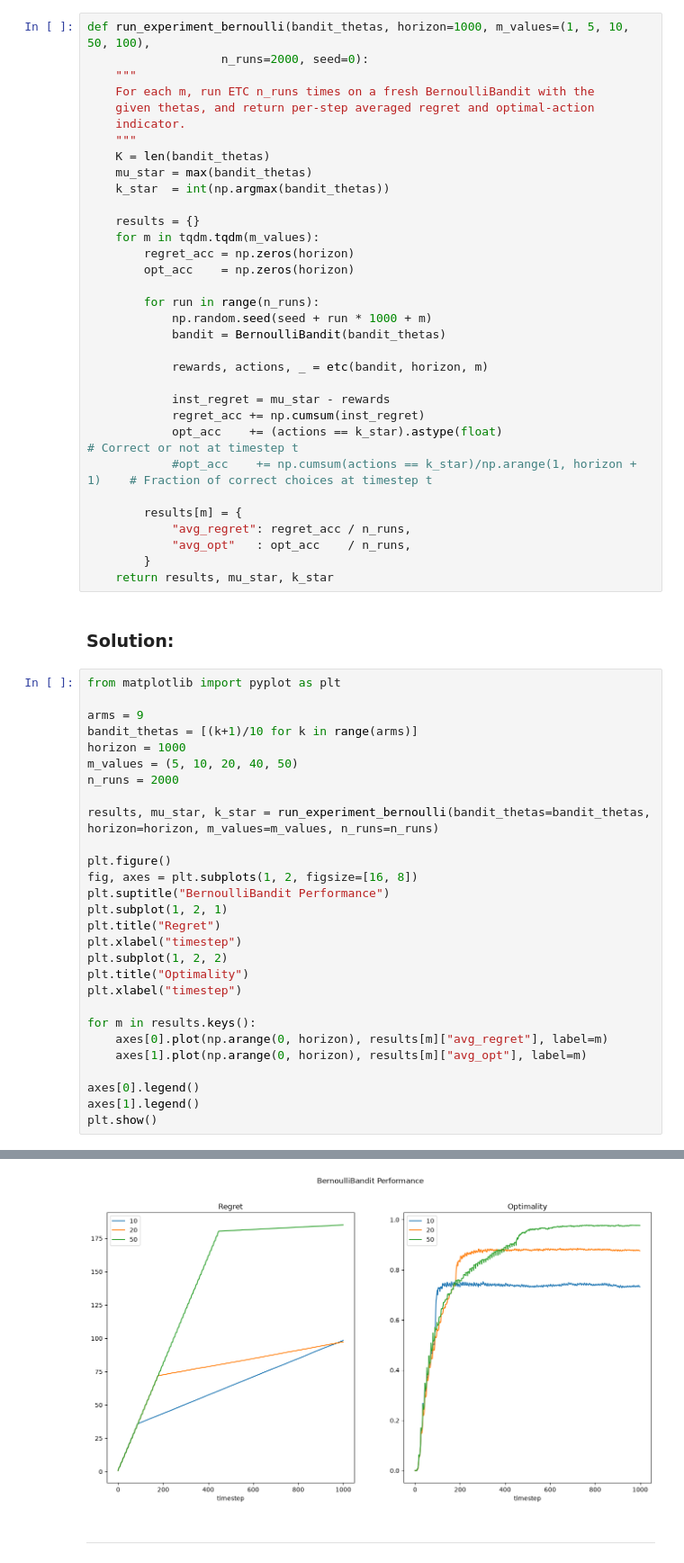
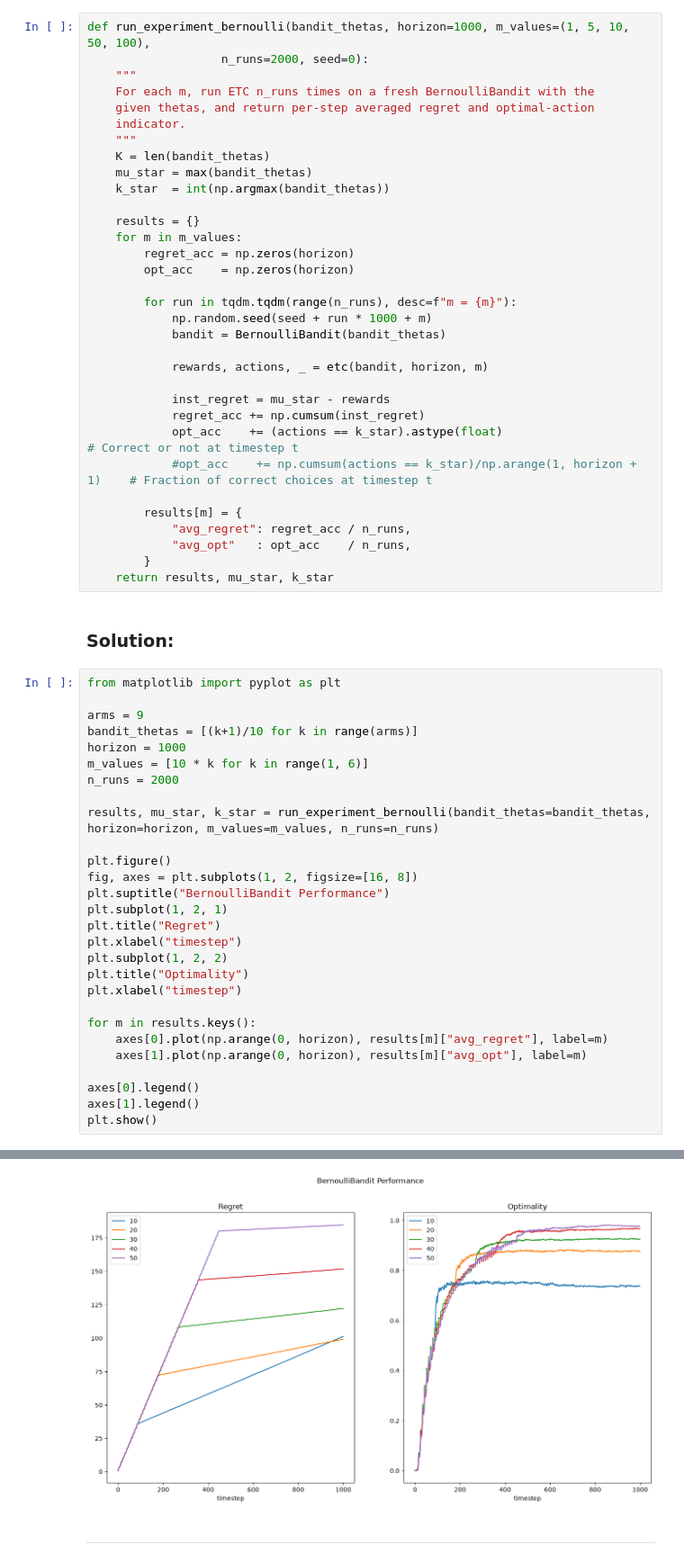
Before and after one commit to kallefrisk/Schoolwork, a Jupyter notebook: Python/ReinforcementLearning/4ma903_lab1.ipynb, the cells around one changed output, grey strips where cells are left out. Shown at 90% size. Saved outputs shown, nothing was run; the diff lists cells and outputs as text.

```diff
--- a/Python/ReinforcementLearning/4ma903_lab1.ipynb
+++ b/Python/ReinforcementLearning/4ma903_lab1.ipynb
@@ -152,11 +152,11 @@ def run_experiment_bernoulli(bandit_thetas, horizon=1000, m_values=(1, 5, 10, 50
     k_star  = int(np.argmax(bandit_thetas))
 
     results = {}
-    for m in tqdm.tqdm(m_values):
+    for m in m_values:
         regret_acc = np.zeros(horizon)
         opt_acc    = np.zeros(horizon)
 
-        for run in range(n_runs):
+        for run in tqdm.tqdm(range(n_runs), desc=f"m = {m}"):
             np.random.seed(seed + run * 1000 + m)
             bandit = BernoulliBandit(bandit_thetas)
 
@@ -177,34 +177,34 @@ def run_experiment_bernoulli(bandit_thetas, horizon=1000, m_values=(1, 5, 10, 50
 # %%
 from matplotlib import pyplot as plt
 
 arms = 9
 bandit_thetas = [(k+1)/10 for k in range(arms)]
 horizon = 1000
-m_values = (5, 10, 20, 40, 50)
+m_values = [10 * k for k in range(1, 6)]
 n_runs = 2000
 
 results, mu_star, k_star = run_experiment_bernoulli(bandit_thetas=bandit_thetas, horizon=horizon, m_values=m_values, n_runs=n_runs)
 
 plt.figure()
 fig, axes = plt.subplots(1, 2, figsize=[16, 8])
 plt.suptitle("BernoulliBandit Performance")
 plt.subplot(1, 2, 1)
 plt.title("Regret")
 plt.xlabel("timestep")
 plt.subplot(1, 2, 2)
 plt.title("Optimality")
 plt.xlabel("timestep")
 
 for m in results.keys():
     axes[0].plot(np.arange(0, horizon), results[m]["avg_regret"], label=m)
     axes[1].plot(np.arange(0, horizon), results[m]["avg_opt"], label=m)
 
 axes[0].legend()
 axes[1].legend()
 plt.show()
 # %% [output]
 <Figure size 640x480 with 0 Axes>
-[figure, old version]
+[figure, new version]
 # %% [markdown]
 ___
 # %% [markdown]
```
Also changed, not shown: parts of 11 cells of this notebook.
